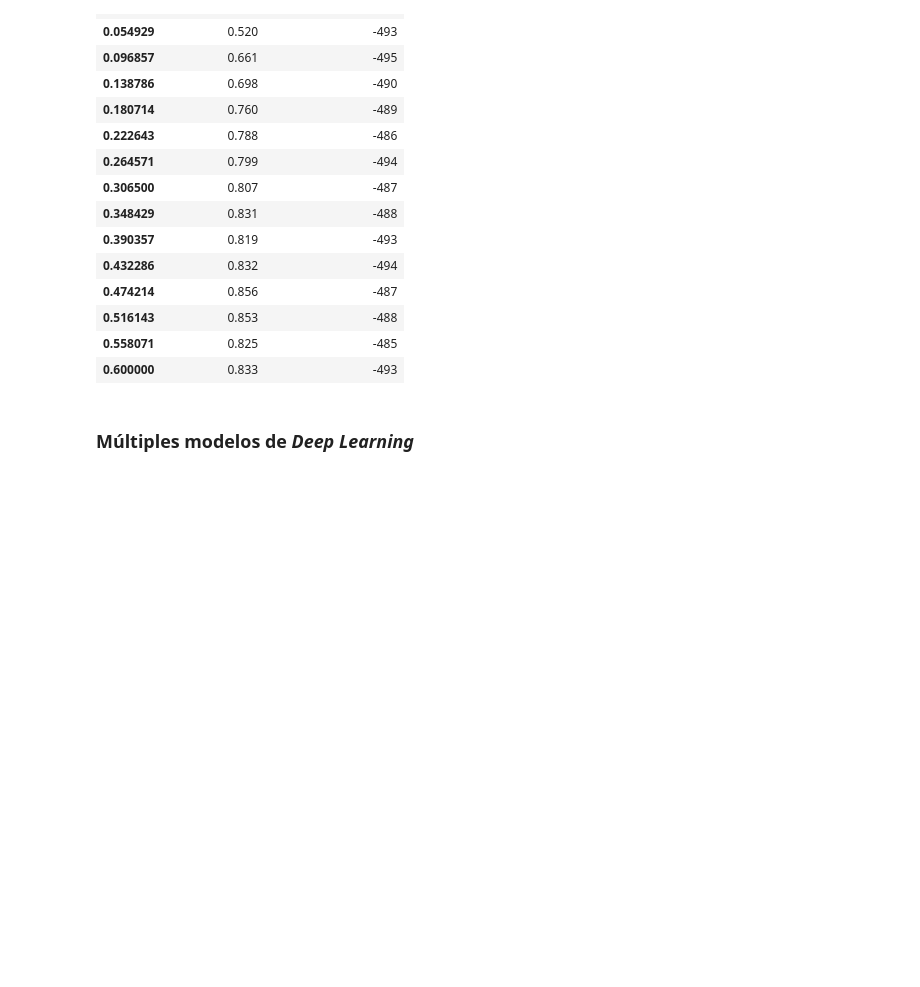
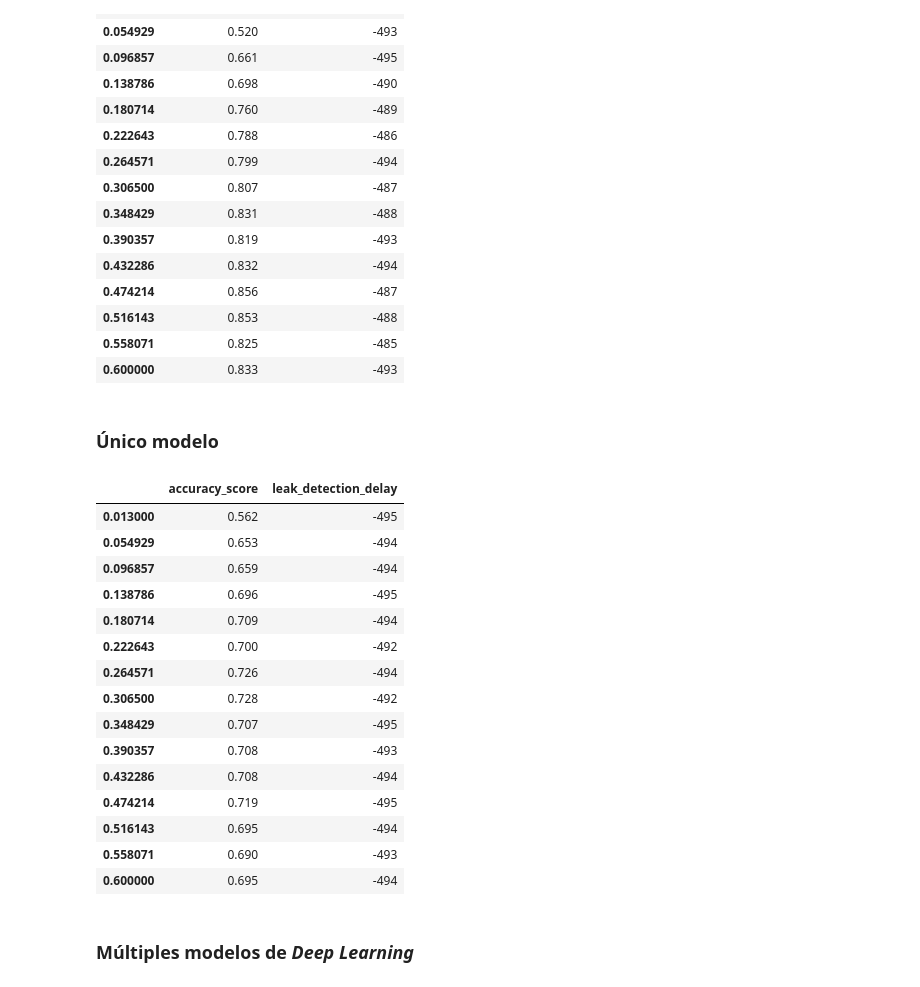
Before and after one commit to alu0101351773/TFM, a Jupyter notebook: src/project/main.ipynb, the cells around one changed output. Cells and saved outputs as stored; diff of their text form; code cells hidden in the pictures; blank space fills up the shorter version.

Commit message:
intento de ensemble con modelos preentrenados mostrado, para que se vea el proyecto

```diff
--- a/src/project/main.ipynb
+++ b/src/project/main.ipynb
@@ -796,6 +796,65 @@ Best parameters found: {'colsample_bytree': 0.6, 'learning_rate': 0.01, 'max_dep
 | 0.516143 | 0.853 | -488 |
 | 0.558071 | 0.825 | -485 |
 | 0.600000 | 0.833 | -493 |
+# %% [markdown]
+### Único modelo
+# %%
+model = tf.keras.Sequential([
+    tf.keras.layers.Input(shape=(X_train_complete.shape[1], 1)),
+    tf.keras.layers.LSTM(15, dropout=0.2),
+    tf.keras.layers.Dense(1, activation='sigmoid')
+])
+
+model.compile(
+    optimizer=tf.keras.optimizers.Adam(learning_rate=0.001),
+    loss='binary_crossentropy',
+    metrics=['accuracy']
+)
+
+history = model.fit(
+    x = X_train_complete,
+    y = y_train_complete,
+    epochs = 50,
+    batch_size = 8192,
+    verbose = 0
+)
+
+result_dict = {}
+for case in data_dict:
+    leak_value = data_dict[case]['leak_value']
+    X_test = data_dict[case]['test_dataframe'].drop(columns='Fugando combustible')
+    y_test = data_dict[case]['test_dataframe']['Fugando combustible']
+
+    y_pred = (model.predict(X_test, verbose=0) > 0.5).astype(int)
+
+    test_accuracy = accuracy_score(y_test, y_pred)
+
+    test_leak_delay = leak_detection_delay(y_test, y_pred)
+
+    result_dict[leak_value] = (test_accuracy, test_leak_delay)
+
+display(pd.DataFrame.from_dict(
+    data = result_dict,
+    orient = 'index',
+    columns = ['accuracy_score', 'leak_detection_delay']
+))
+# %% [output]
+|  | accuracy_score | leak_detection_delay |
+| 0.013000 | 0.562 | -495 |
+| 0.054929 | 0.653 | -494 |
+| 0.096857 | 0.659 | -494 |
+| 0.138786 | 0.696 | -495 |
+| 0.180714 | 0.709 | -494 |
+| 0.222643 | 0.700 | -492 |
+| 0.264571 | 0.726 | -494 |
+| 0.306500 | 0.728 | -492 |
+| 0.348429 | 0.707 | -495 |
+| 0.390357 | 0.708 | -493 |
+| 0.432286 | 0.708 | -494 |
+| 0.474214 | 0.719 | -495 |
+| 0.516143 | 0.695 | -494 |
+| 0.558071 | 0.690 | -493 |
+| 0.600000 | 0.695 | -494 |
 # %% [markdown]
 ### Múltiples modelos de _Deep Learning_
 # %%
```
Also changed, not shown: parts of 14 cells of this notebook.
